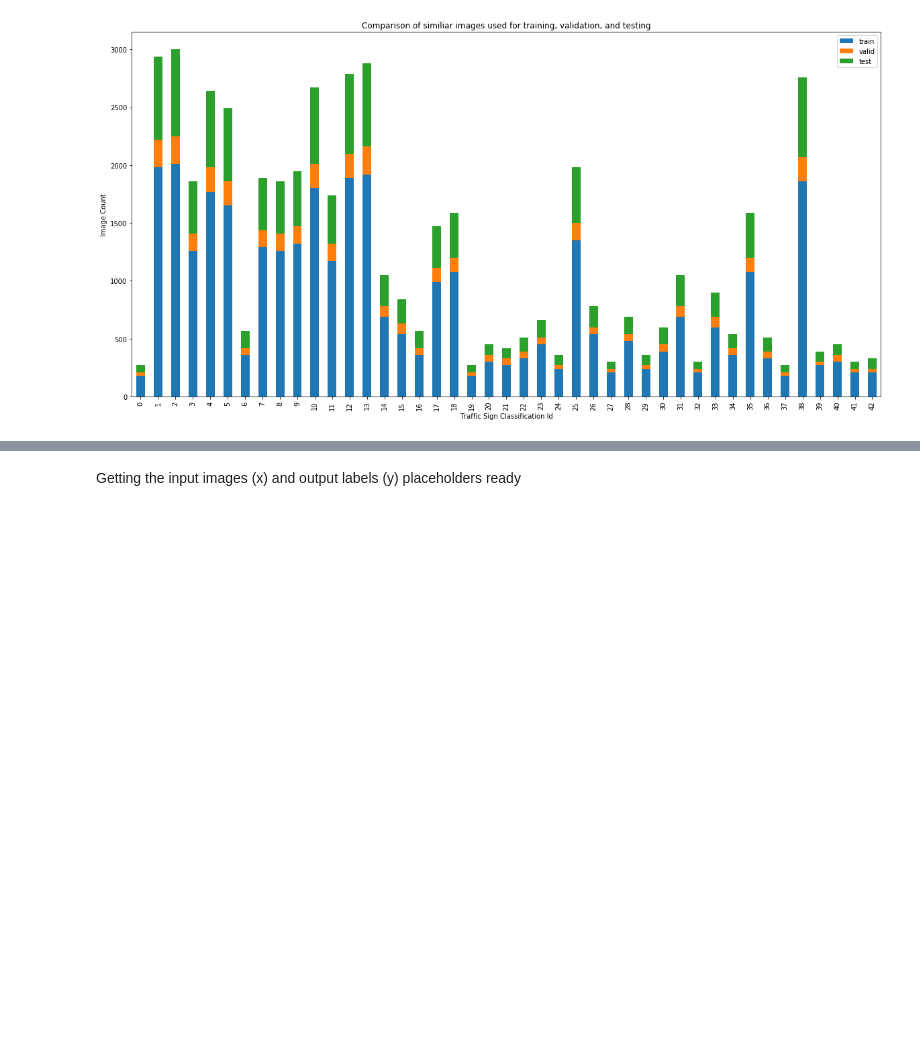
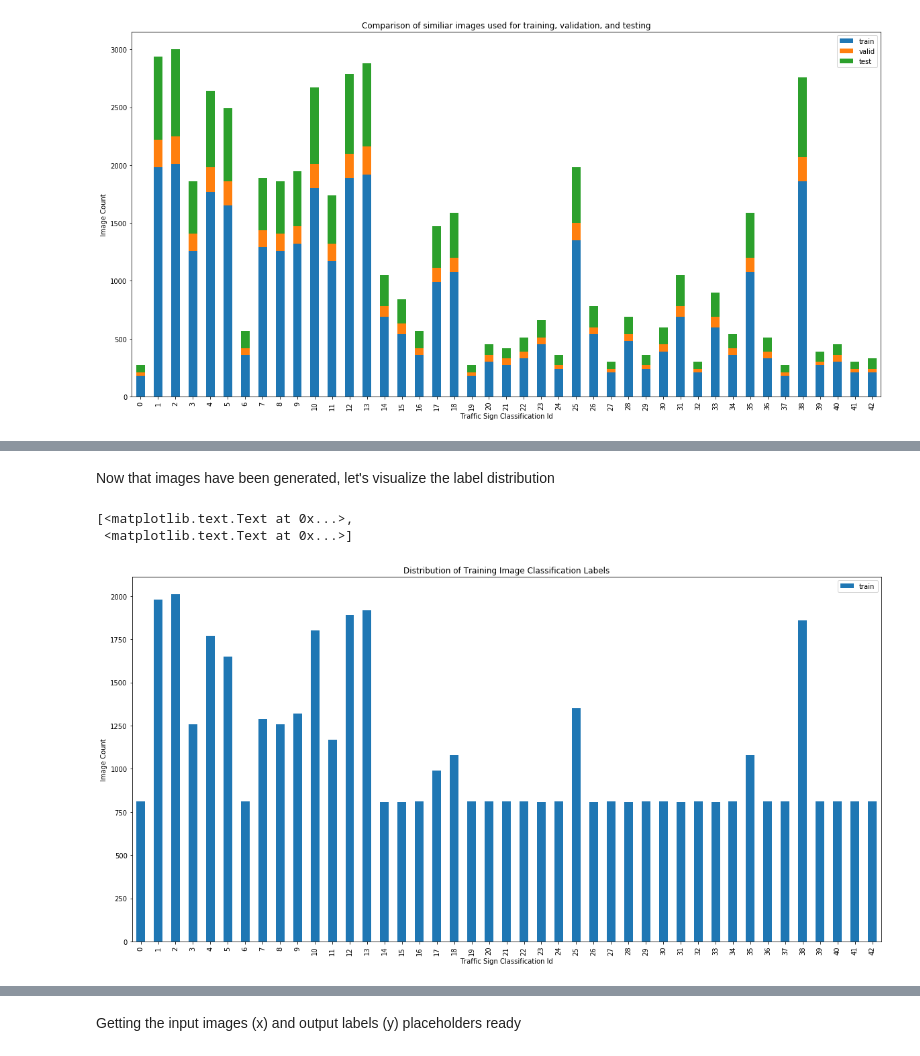
Before and after one commit to KaneRodriguez/CarND-Traffic-Sign-Classifier-Project, a Jupyter notebook: Traffic_Sign_Classifier.ipynb, the cells around one changed output, grey strips where cells are left out. Drawn from its saved outputs; the diff is of its cells as text; code cells hidden in the pictures; blank space fills up the shorter version.

```diff
--- a/Traffic_Sign_Classifier.ipynb
+++ b/Traffic_Sign_Classifier.ipynb
@@ -162,3 +301,13 @@ ax.set(xlabel='Traffic Sign Classification Id', ylabel='Image Count')
+# %% [markdown]
+Now that images have been generated, let's visualize the label distribution
+# %%
+df2 = pd.DataFrame(np.bincount(y_train_aug), columns=['train'])
+ax = df2.plot.bar(stacked=True, figsize=(20,10), title="Distribution of Training Image Classification Labels")
+ax.set(xlabel='Traffic Sign Classification Id', ylabel='Image Count')
+# %% [output]
+[<matplotlib.text.Text at 0x...>,
+ <matplotlib.text.Text at 0x...>]
+[figure, added]
 # %% [markdown]
 ----
 
```
Also changed, not shown: parts of 50 cells of this notebook, 21 other files.
